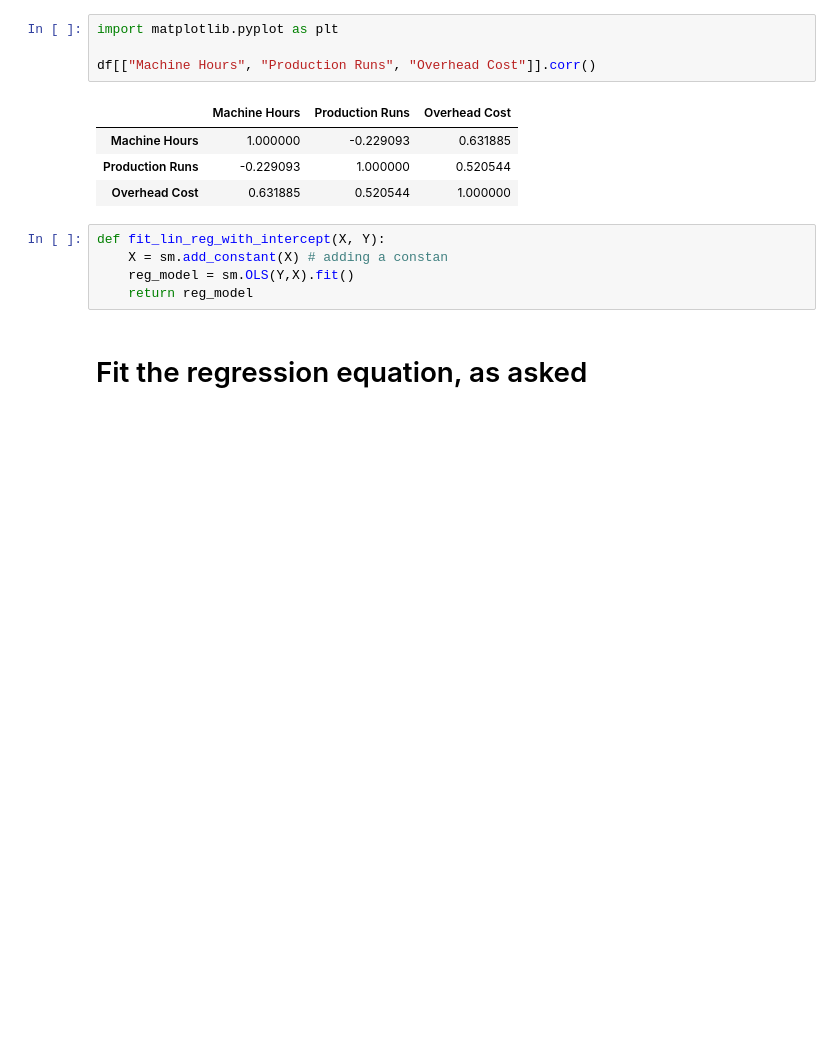
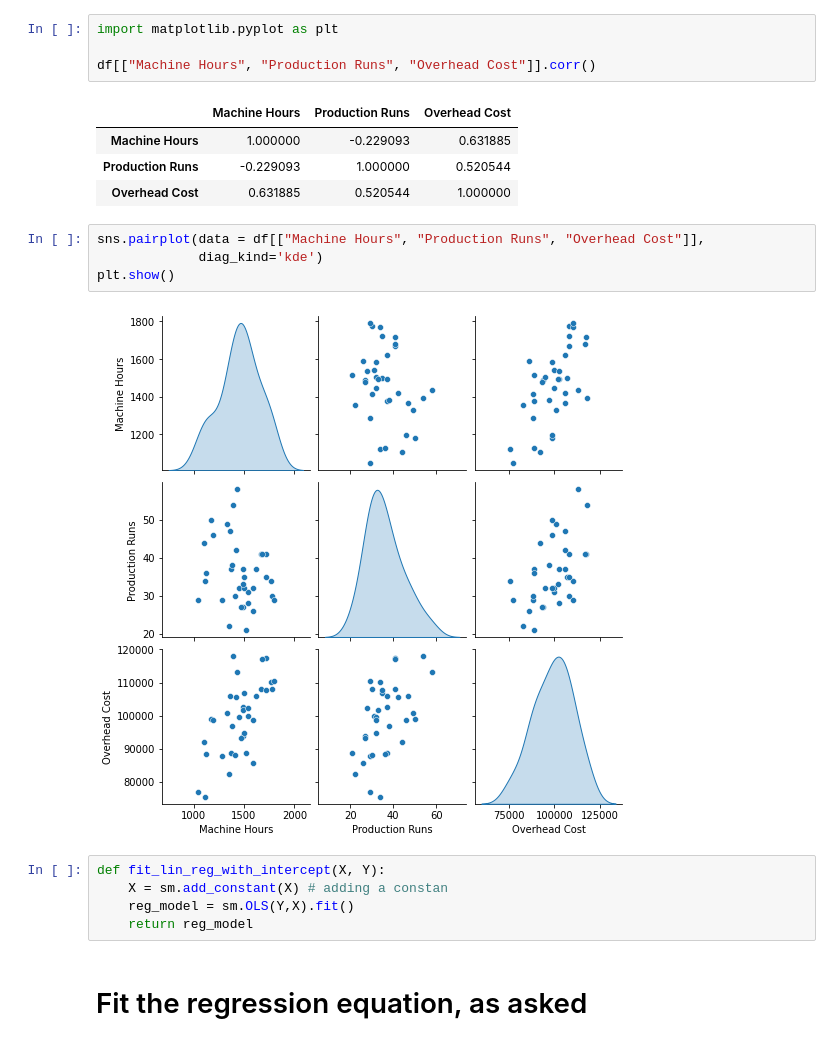
Before and after one commit to Manglam/Accelerate_AI, a Jupyter notebook: Linear_Regression/Quiz_notebooks/Q9.ipynb, the cells around one changed output. Cells and saved outputs as stored; diff of their text form; blank space fills up the shorter version.

Commit message:
Linear regression Quiz Q9 notebook : Added pair plot, under data exploration

```diff
--- a/Linear_Regression/Quiz_notebooks/Q9.ipynb
+++ b/Linear_Regression/Quiz_notebooks/Q9.ipynb
@@ -45,6 +45,12 @@ df[["Machine Hours", "Production Runs", "Overhead Cost"]].corr()
 | Machine Hours | 1.000000 | -0.229093 | 0.631885 |
 | Production Runs | -0.229093 | 1.000000 | 0.520544 |
 | Overhead Cost | 0.631885 | 0.520544 | 1.000000 |
+# %%
+sns.pairplot(data = df[["Machine Hours", "Production Runs", "Overhead Cost"]],
+             diag_kind='kde')
+plt.show()
+# %% [output]
+[figure, added]
 # %%
 def fit_lin_reg_with_intercept(X, Y):
     X = sm.add_constant(X) # adding a constan
```
Also changed, not shown: parts of 1 cell of this notebook.
